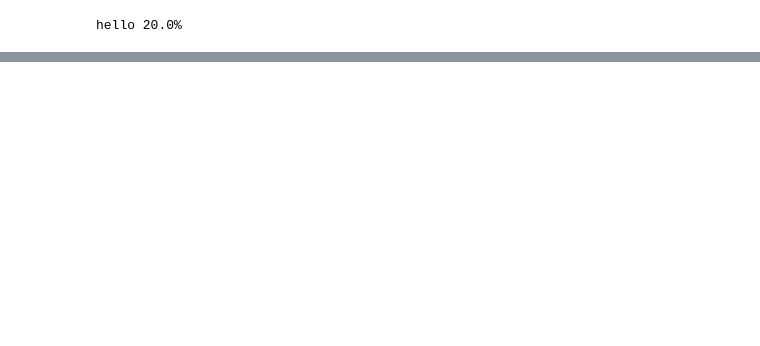
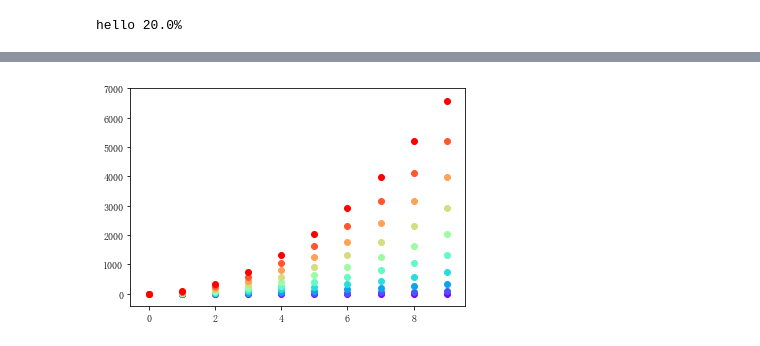
Before and after one commit to Junch/Nodejs, a Jupyter notebook: tushare/matplot2.ipynb, the cells around one changed output, grey strips where cells are left out. Drawn from its saved outputs; the diff is of its cells as text; code cells hidden in the pictures; blank space fills up the shorter version.

```diff
--- a/tushare/matplot2.ipynb
+++ b/tushare/matplot2.ipynb
@@ -63,0 +66,11 @@ plt.show()
+# %%
+import matplotlib.cm as cm
+
+x = np.arange(10)
+ys = [i+x+(i*x)**2 for i in range(10)]
+
+colors = cm.rainbow(np.linspace(0, 1, len(ys)))
+for y, c in zip(ys, colors):
+    plt.scatter(x, y, color=c)
+# %% [output]
+[figure, added]
```
Also changed, not shown: parts of 5 cells of this notebook, 2 other files.
